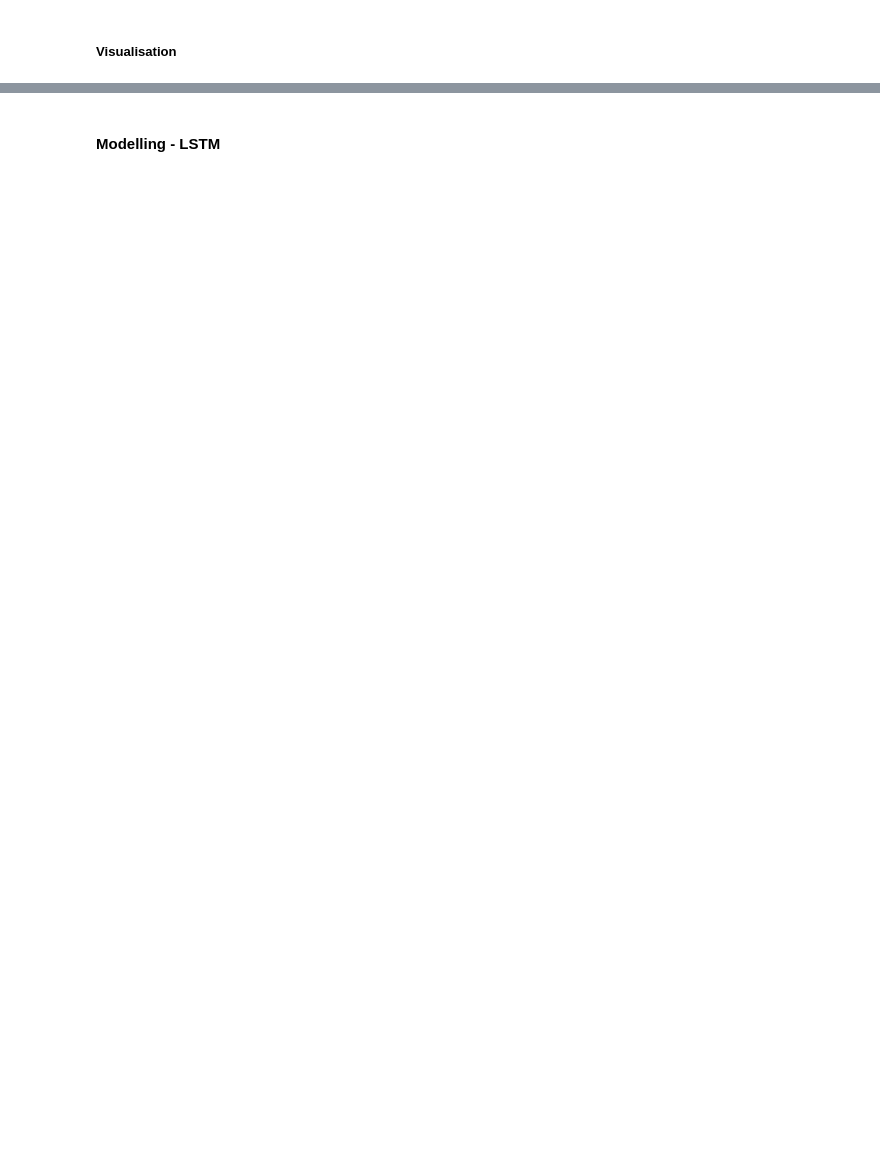
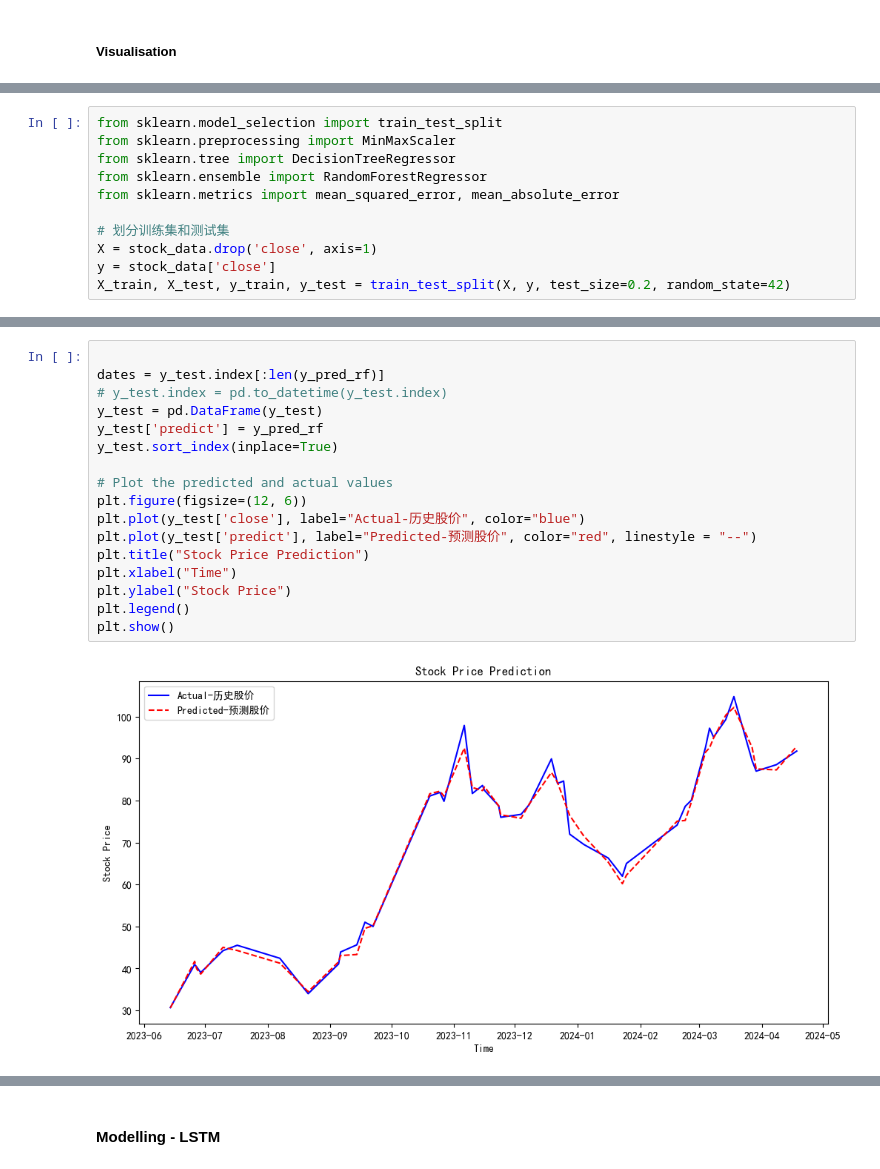
Before and after one commit to klein-wang/TechNow, a Jupyter notebook: trading/astock_extract.ipynb, the cells around one changed output, grey strips where cells are left out. Cells and saved outputs as stored; diff of their text form; blank space fills up the shorter version.

```diff
--- a/trading/astock_extract.ipynb
+++ b/trading/astock_extract.ipynb
@@ -148,0 +192,11 @@ stock_data
+# %%
+from sklearn.model_selection import train_test_split
+from sklearn.preprocessing import MinMaxScaler
+from sklearn.tree import DecisionTreeRegressor
+from sklearn.ensemble import RandomForestRegressor
+from sklearn.metrics import mean_squared_error, mean_absolute_error
+
+# 划分训练集和测试集
+X = stock_data.drop('close', axis=1)
+y = stock_data['close']
+X_train, X_test, y_train, y_test = train_test_split(X, y, test_size=0.2, random_state=42)
@@ -148,0 +223,19 @@ stock_data
+# %%
+
+dates = y_test.index[:len(y_pred_rf)]
+# y_test.index = pd.to_datetime(y_test.index)
+y_test = pd.DataFrame(y_test)
+y_test['predict'] = y_pred_rf
+y_test.sort_index(inplace=True)
+
+# Plot the predicted and actual values
+plt.figure(figsize=(12, 6))
+plt.plot(y_test['close'], label="Actual-历史股价", color="blue")
+plt.plot(y_test['predict'], label="Predicted-预测股价", color="red", linestyle = "--")
+plt.title("Stock Price Prediction")
+plt.xlabel("Time")
+plt.ylabel("Stock Price")
+plt.legend()
+plt.show()
+# %% [output]
+[figure, added]
```
Also changed, not shown: parts of 11 cells of this notebook.
